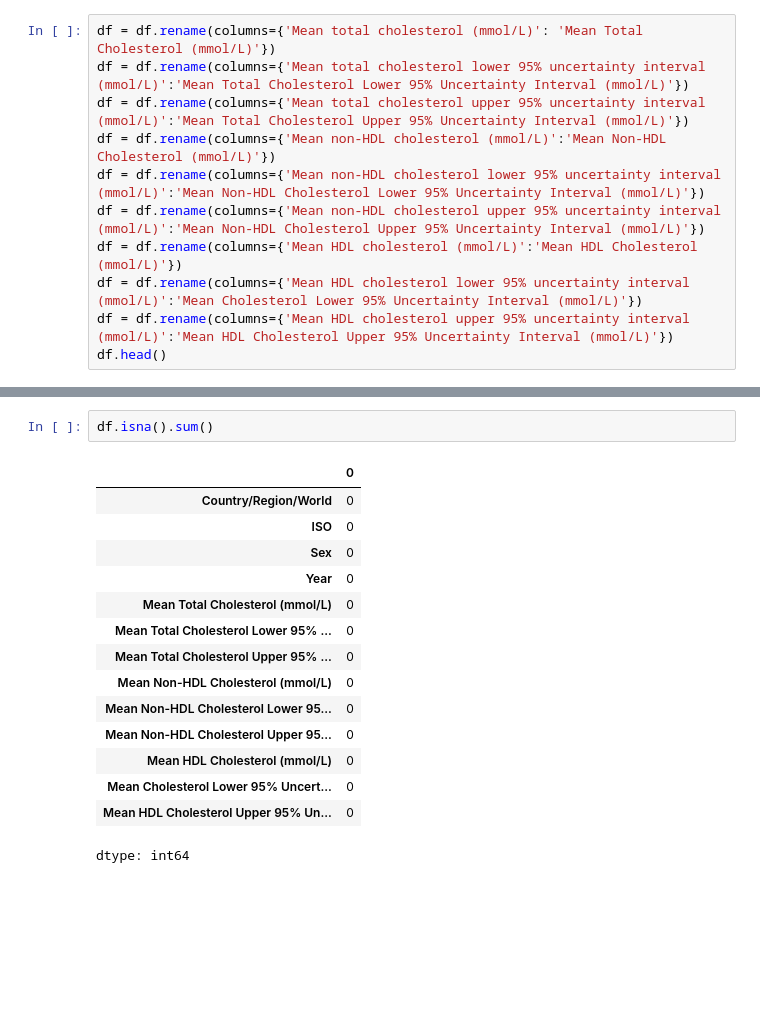
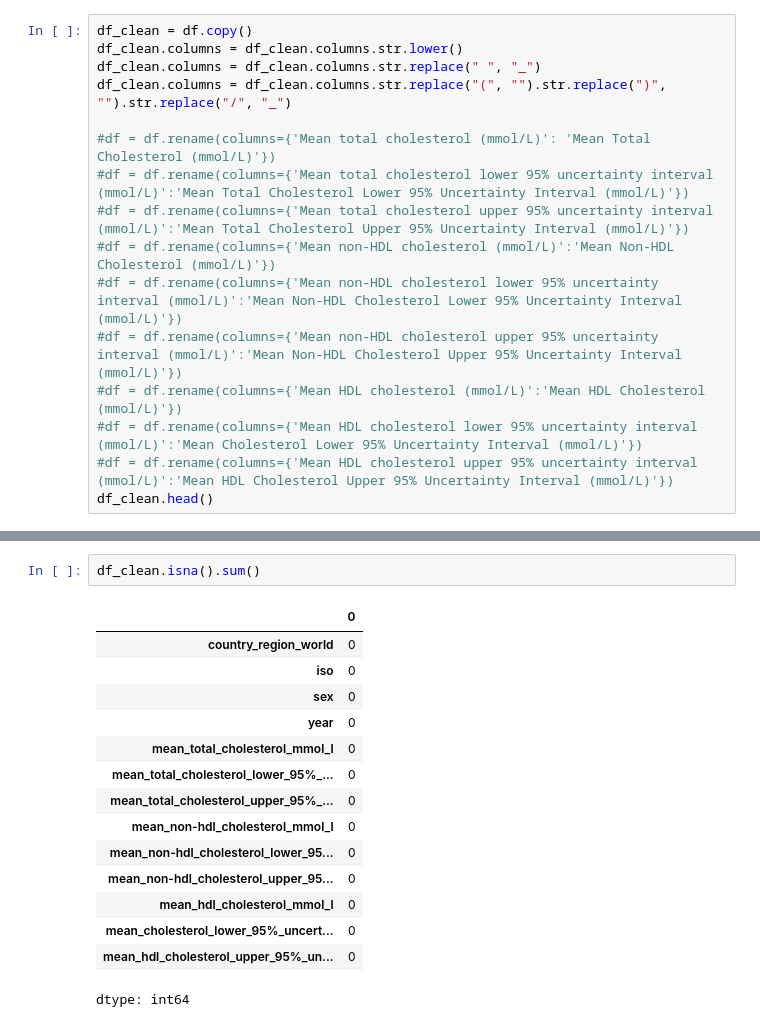
Before and after one commit to ariafcode/dsrp, a Jupyter notebook: dsrp.ipynb, the cells around one changed output, grey strips where cells are left out. Drawn from its saved outputs; the diff is of its cells as text; blank space fills up the shorter version.

```diff
--- a/dsrp.ipynb
+++ b/dsrp.ipynb
@@ -12,14 +12,19 @@ df.head(5)
 | 3 | Afghanistan | AFG | Men | 1983 | 4.272437 | 3.646602 | ... |
 | 4 | Afghanistan | AFG | Men | 1984 | 4.275822 | 3.673783 | ... |
 # %%
-df = df.rename(columns={'Mean total cholesterol (mmol/L)': 'Mean Total Cholesterol (mmol/L)'})
-df = df.rename(columns={'Mean total cholesterol lower 95% uncertainty interval (mmol/L)':'Mean Total Cholesterol Lower 95% Uncertainty Interval (mmol/L)'})
-df = df.rename(columns={'Mean total cholesterol upper 95% uncertainty interval (mmol/L)':'Mean Total Cholesterol Upper 95% Uncertainty Interval (mmol/L)'})
-df = df.rename(columns={'Mean non-HDL cholesterol (mmol/L)':'Mean Non-HDL Cholesterol (mmol/L)'})
-df = df.rename(columns={'Mean non-HDL cholesterol lower 95% uncertainty interval (mmol/L)':'Mean Non-HDL Cholesterol Lower 95% Uncertainty Interval (mmol/L)'})
-df = df.rename(columns={'Mean non-HDL cholesterol upper 95% uncertainty interval (mmol/L)':'Mean Non-HDL Cholesterol Upper 95% Uncertainty Interval (mmol/L)'})
-df = df.rename(columns={'Mean HDL cholesterol (mmol/L)':'Mean HDL Cholesterol (mmol/L)'})
-df = df.rename(columns={'Mean HDL cholesterol lower 95% uncertainty interval (mmol/L)':'Mean Cholesterol Lower 95% Uncertainty Interval (mmol/L)'})
-df = df.rename(columns={'Mean HDL cholesterol upper 95% uncertainty interval (mmol/L)':'Mean HDL Cholesterol Upper 95% Uncertainty Interval (mmol/L)'})
-df.head()
+df_clean = df.copy()
+df_clean.columns = df_clean.columns.str.lower()
+df_clean.columns = df_clean.columns.str.replace(" ", "_")
+df_clean.columns = df_clean.columns.str.replace("(", "").str.replace(")", "").str.replace("/", "_")
+
+#df = df.rename(columns={'Mean total cholesterol (mmol/L)': 'Mean Total Cholesterol (mmol/L)'})
+#df = df.rename(columns={'Mean total cholesterol lower 95% uncertainty interval (mmol/L)':'Mean Total Cholesterol Lower 95% Uncertainty Interval (mmol/L)'})
+#df = df.rename(columns={'Mean total cholesterol upper 95% uncertainty interval (mmol/L)':'Mean Total Cholesterol Upper 95% Uncertainty Interval (mmol/L)'})
+#df = df.rename(columns={'Mean non-HDL cholesterol (mmol/L)':'Mean Non-HDL Cholesterol (mmol/L)'})
+#df = df.rename(columns={'Mean non-HDL cholesterol lower 95% uncertainty interval (mmol/L)':'Mean Non-HDL Cholesterol Lower 95% Uncertainty Interval (mmol/L)'})
+#df = df.rename(columns={'Mean non-HDL cholesterol upper 95% uncertainty interval (mmol/L)':'Mean Non-HDL Cholesterol Upper 95% Uncertainty Interval (mmol/L)'})
+#df = df.rename(columns={'Mean HDL cholesterol (mmol/L)':'Mean HDL Cholesterol (mmol/L)'})
+#df = df.rename(columns={'Mean HDL cholesterol lower 95% uncertainty interval (mmol/L)':'Mean Cholesterol Lower 95% Uncertainty Interval (mmol/L)'})
+#df = df.rename(columns={'Mean HDL cholesterol upper 95% uncertainty interval (mmol/L)':'Mean HDL Cholesterol Upper 95% Uncertainty Interval (mmol/L)'})
+df_clean.head()
 # %% [output]
@@ -53,21 +58,21 @@ Data columns (total 13 columns):
 dtypes: float64(9), int64(1), object(3)
 memory usage: 1.5+ MB
 # %%
-df.isna().sum()
+df_clean.isna().sum()
 # %% [output]
 |  | 0 |
-| Country/Region/World | 0 |
-| ISO | 0 |
-| Sex | 0 |
-| Year | 0 |
-| Mean Total Cholesterol (mmol/L) | 0 |
-| Mean Total Cholesterol Lower 95% ... | 0 |
-| Mean Total Cholesterol Upper 95% ... | 0 |
-| Mean Non-HDL Cholesterol (mmol/L) | 0 |
-| Mean Non-HDL Cholesterol Lower 95... | 0 |
-| Mean Non-HDL Cholesterol Upper 95... | 0 |
-| Mean HDL Cholesterol (mmol/L) | 0 |
-| Mean Cholesterol Lower 95% Uncert... | 0 |
-| Mean HDL Cholesterol Upper 95% Un... | 0 |
+| country_region_world | 0 |
+| iso | 0 |
+| sex | 0 |
+| year | 0 |
+| mean_total_cholesterol_mmol_l | 0 |
+| mean_total_cholesterol_lower_95%_... | 0 |
+| mean_total_cholesterol_upper_95%_... | 0 |
+| mean_non-hdl_cholesterol_mmol_l | 0 |
+| mean_non-hdl_cholesterol_lower_95... | 0 |
+| mean_non-hdl_cholesterol_upper_95... | 0 |
+| mean_hdl_cholesterol_mmol_l | 0 |
+| mean_cholesterol_lower_95%_uncert... | 0 |
+| mean_hdl_cholesterol_upper_95%_un... | 0 |
 dtype: int64
 # %%
```
Also changed, not shown: parts of 7 cells of this notebook.
